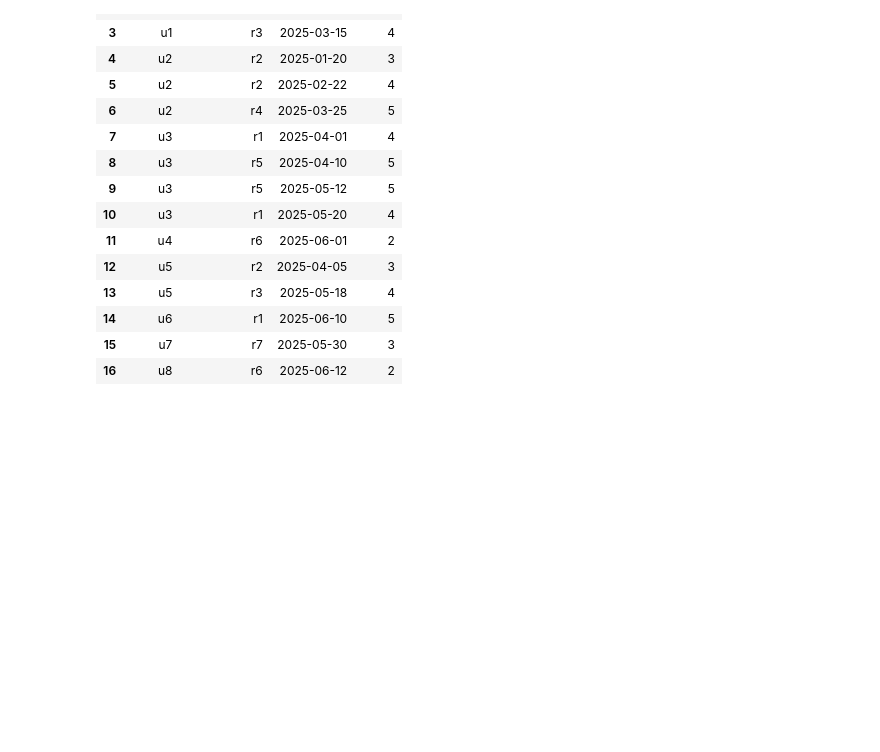
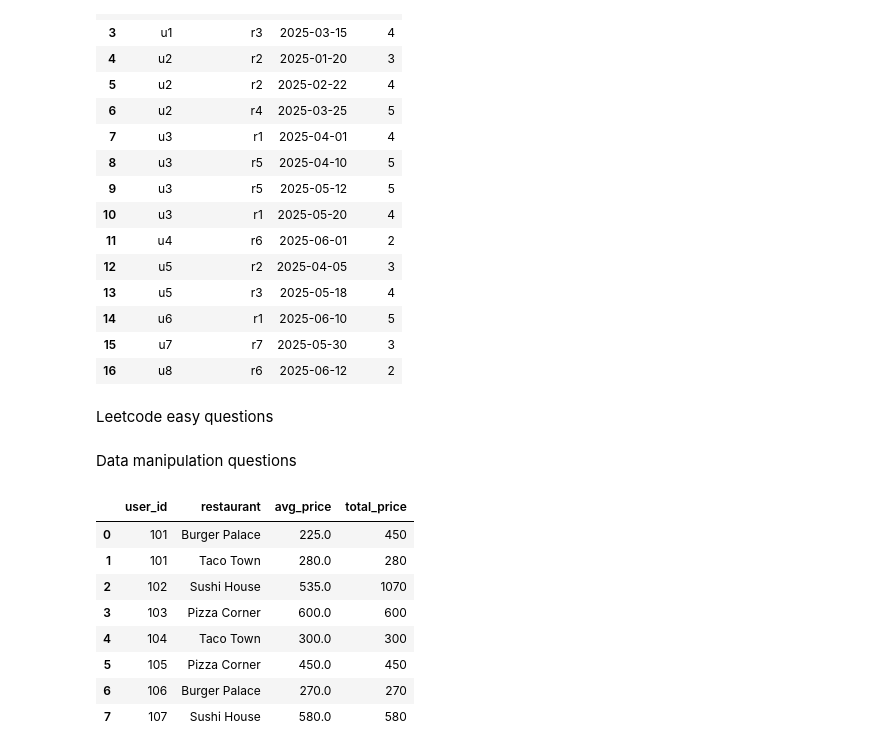
Before and after one commit to ShivamDS/Python-practice, a Jupyter notebook: 7. Uber Python Questions.ipynb, the cells around one changed output. Cells and saved outputs as stored; diff of their text form; code cells hidden in the pictures; blank space fills up the shorter version.

```diff
--- a/7. Uber Python Questions.ipynb
+++ b/7. Uber Python Questions.ipynb
@@ -272,3 +272,7 @@ recsys_df
 | 14 | u6 | r1 | 2025-06-10 | 5 |
 | 15 | u7 | r7 | 2025-05-30 | 3 |
 | 16 | u8 | r6 | 2025-06-12 | 2 |
+# %% [markdown]
+Leetcode easy questions
+# %% [markdown]
+Data manipulation questions
@@ -274,0 +296,18 @@ recsys_df
+# %%
+# average and total order value by each user and restaurant
+result = df.groupby(['user_id', 'restaurant']).agg(avg_price = ('price', 'mean'),
+                                          total_price = ('price', 'sum'))
+
+result.reset_index(inplace=True)
+
+result
+# %% [output]
+|  | user_id | restaurant | avg_price | total_price |
+| 0 | 101 | Burger Palace | 225.0 | 450 |
+| 1 | 101 | Taco Town | 280.0 | 280 |
+| 2 | 102 | Sushi House | 535.0 | 1070 |
+| 3 | 103 | Pizza Corner | 600.0 | 600 |
+| 4 | 104 | Taco Town | 300.0 | 300 |
+| 5 | 105 | Pizza Corner | 450.0 | 450 |
+| 6 | 106 | Burger Palace | 270.0 | 270 |
+| 7 | 107 | Sushi House | 580.0 | 580 |
```
Also changed, not shown: parts of 12 cells of this notebook.
